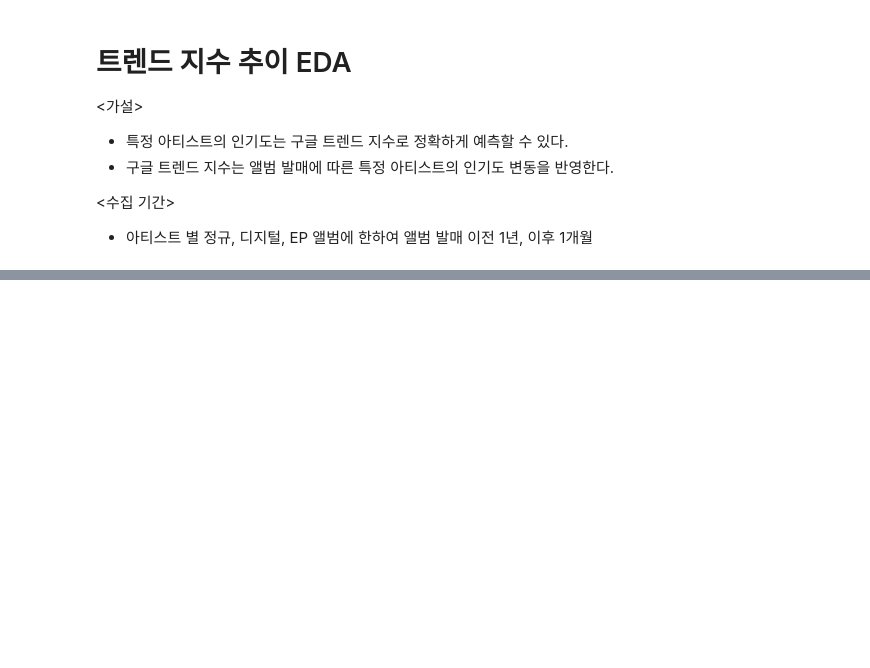
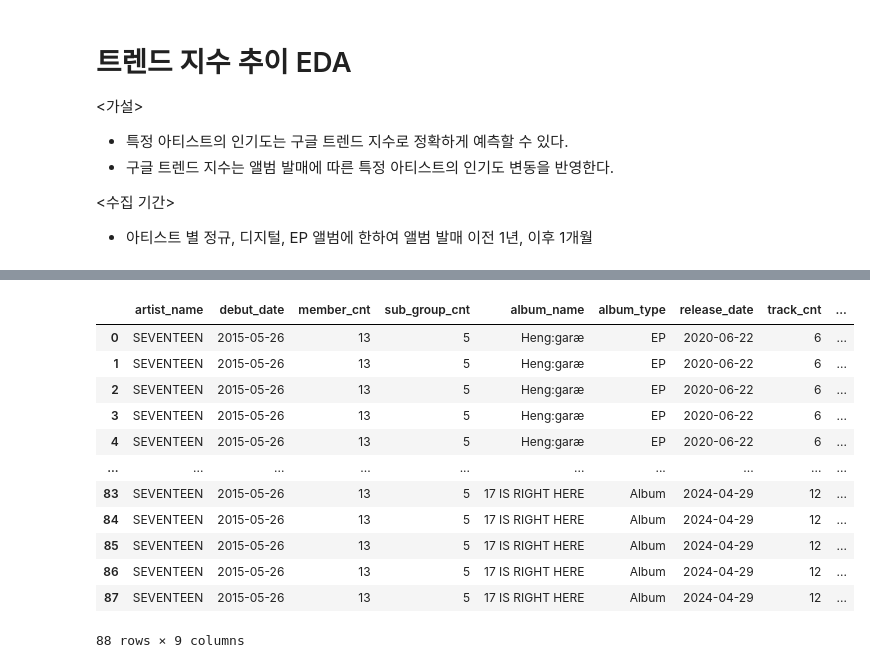
Before and after one commit to lucio-karin0506/Artist_Trend_Analysis, a Jupyter notebook: eda/google_trend_eda.ipynb, the cells around one changed output, grey strips where cells are left out. Saved outputs shown, nothing was run; the diff lists cells and outputs as text; code cells hidden in the pictures; blank space fills up the shorter version.

```diff
--- a/eda/google_trend_eda.ipynb
+++ b/eda/google_trend_eda.ipynb
@@ -191,0 +282,20 @@ Name: count, dtype: int64
+# %%
+single_artist_name = 'SEVENTEEN'
+single_album_df = album_df.query("artist_name == @single_artist_name").sort_values('release_date').reset_index(drop=True)
+single_album_df['release_date'] = pd.to_datetime(single_album_df['release_date'])
+
+single_album_df
+# %% [output]
+|  | artist_name | debut_date | member_cnt | sub_group_cnt | album_name | album_type | release_date | track_cnt | ... |
+| 0 | SEVENTEEN | 2015-05-26 | 13 | 5 | Heng:garæ | EP | 2020-06-22 | 6 | ... |
+| 1 | SEVENTEEN | 2015-05-26 | 13 | 5 | Heng:garæ | EP | 2020-06-22 | 6 | ... |
+| 2 | SEVENTEEN | 2015-05-26 | 13 | 5 | Heng:garæ | EP | 2020-06-22 | 6 | ... |
+| 3 | SEVENTEEN | 2015-05-26 | 13 | 5 | Heng:garæ | EP | 2020-06-22 | 6 | ... |
+| 4 | SEVENTEEN | 2015-05-26 | 13 | 5 | Heng:garæ | EP | 2020-06-22 | 6 | ... |
+| ... | ... | ... | ... | ... | ... | ... | ... | ... | ... |
+| 83 | SEVENTEEN | 2015-05-26 | 13 | 5 | 17 IS RIGHT HERE | Album | 2024-04-29 | 12 | ... |
+| 84 | SEVENTEEN | 2015-05-26 | 13 | 5 | 17 IS RIGHT HERE | Album | 2024-04-29 | 12 | ... |
+| 85 | SEVENTEEN | 2015-05-26 | 13 | 5 | 17 IS RIGHT HERE | Album | 2024-04-29 | 12 | ... |
+| 86 | SEVENTEEN | 2015-05-26 | 13 | 5 | 17 IS RIGHT HERE | Album | 2024-04-29 | 12 | ... |
+| 87 | SEVENTEEN | 2015-05-26 | 13 | 5 | 17 IS RIGHT HERE | Album | 2024-04-29 | 12 | ... |
+88 rows × 9 columns
```
Also changed, not shown: parts of 22 cells of this notebook.
